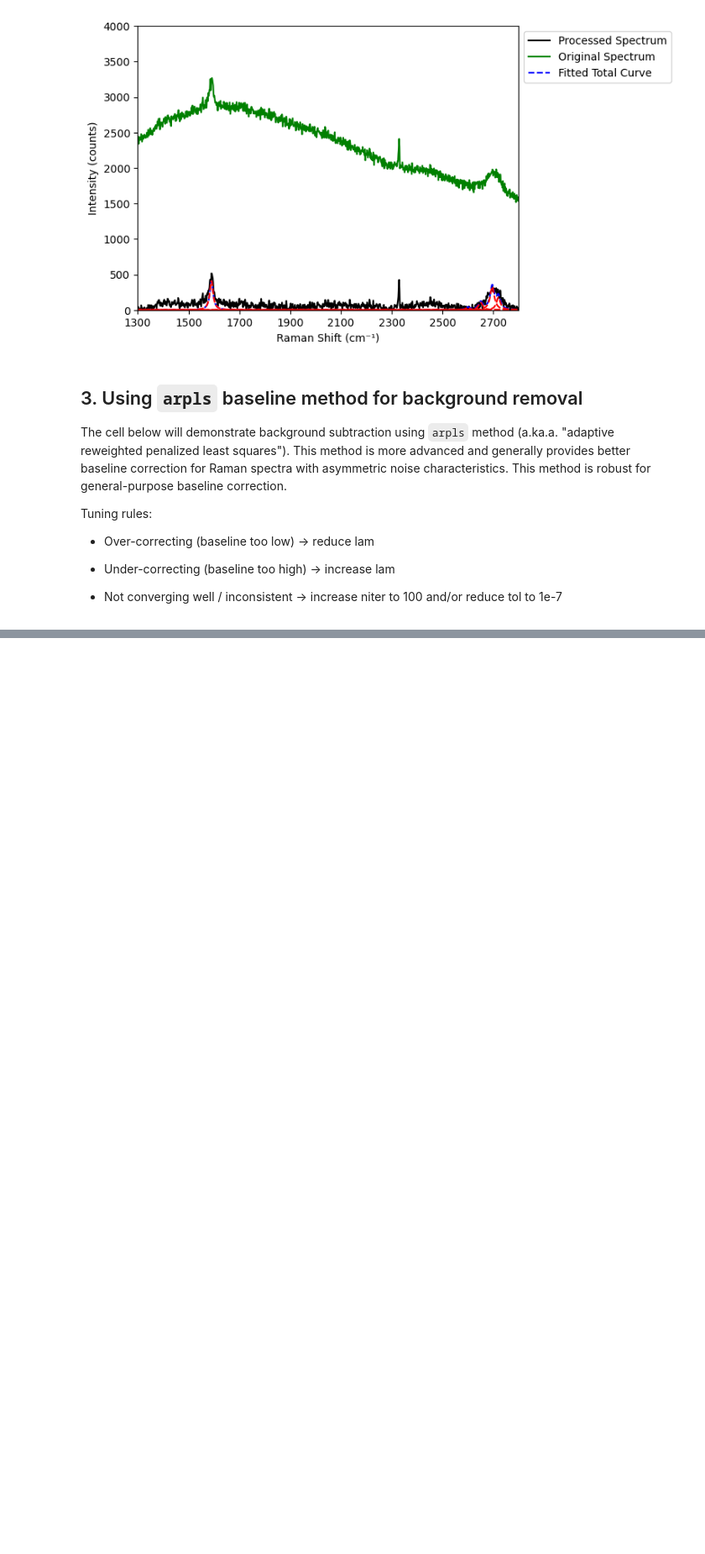
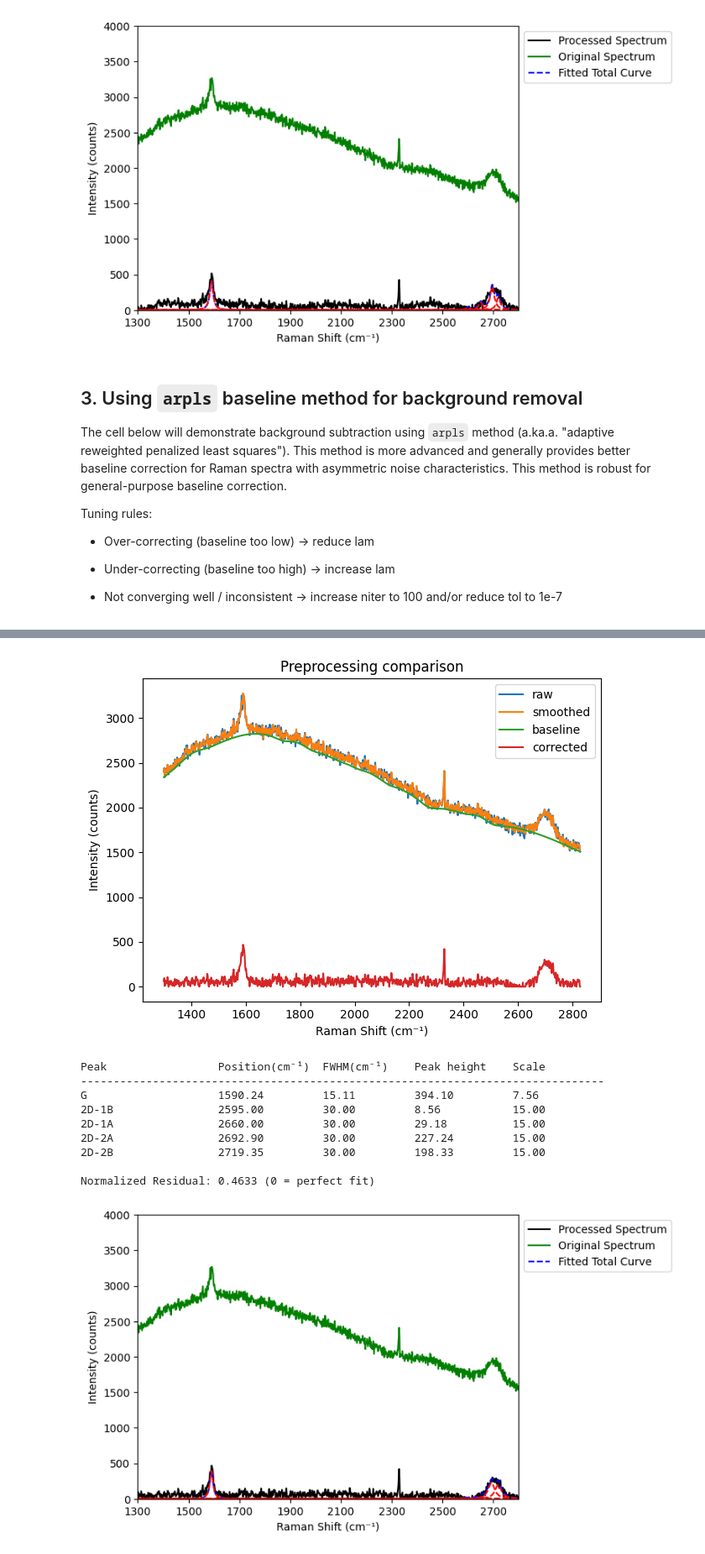
Before and after one commit to barry063/RamanPL_2D, a Jupyter notebook: example-usage/Ramanfit/Raman_background-remove.ipynb, the cells around one changed output, grey strips where cells are left out. Shown at 84% size. Drawn from its saved outputs; the diff is of its cells as text; code cells hidden in the pictures; blank space fills up the shorter version.

Commit message:
[v0.6.3] — 2026-05-23 — Autotune API refinement, real-data notebooks, API docs

```diff
--- a/example-usage/Ramanfit/Raman_background-remove.ipynb
+++ b/example-usage/Ramanfit/Raman_background-remove.ipynb
@@ -309,0 +220,77 @@ Normalized Residual: 0.8588 (0 = perfect fit)
+# %%
+from ramanpl import RamanFit
+import numpy as np
+
+spectra, wavenumber = RamanFit.DataImporter.data_import(
+    filename='Raman Sample 532nm 2L-Graphene.txt',
+    x_range=(1300, 2900)    # Specify the x-axis range to read (in cm^-1)
+)
+
+# Exclude major Raman bands from baseline estimation
+mask = np.ones_like(wavenumber, dtype=bool)
+mask &= ~((wavenumber > 1500) & (wavenumber < 1700))   # G region
+mask &= ~((wavenumber > 2320) & (wavenumber < 2380))   # spike region
+mask &= ~((wavenumber > 2550) & (wavenumber < 2800))   # 2D region
+
+baseline_setting={
+    "method": "airpls",
+    "lam": 1e2,
+    "niter": 50,
+    "tol": 1e-6,
+    "mask": mask,
+    "min_weight": 1e-3
+}
+
+
+raman_fit = RamanFit.RamanFit(
+    spectra, wavenumber,
+    materials=['2L-Gr'],
+    substrate=None,
+    normalize=False,
+    background_remove=True,
+    baseline_method=baseline_setting,
+    smoothing=True,
+    smooth_order=8
+)
+
+
+# Update the fitting bounds
+bounds_dict = {
+    "G":     ([1570, 0, 0], [1610, 15, 20]),   # position, scale, amplitude
+
+    "2D-1B": ([2595, 0, 0], [2625, 15, 20]),
+    "2D-1A": ([2620, 0, 0], [2660, 15, 30]),
+    "2D-2A": ([2660, 0, 0], [2705, 15, 30]),
+    "2D-2B": ([2705, 0, 0], [2735, 15, 20]),
+}
+
+
+raman_fit.update_bounds(**bounds_dict)
+
+# Remove Unecessary peaks
+raman_fit.remove_peaks('D')             # 'D' peak around 1400 cm-1 is only needed if you think sample is doped, we remove it in this example
+
+# Perform the fitting
+params, params_cov = raman_fit.fit_spectrum()
+
+# Plot the results with an offset and scale
+xlim = [1300, 2800]
+raman_fit.plot_fit(params,                          # The Lorentzian parameters fitted
+                   offset=0, scale=1,               # Plot offset or scale of fitted curve relative to raw data
+                   x_lim=xlim, y_lim=[0,4000],      # set x-y axis limits
+
+                   # set x-axis ticks
+                   x_ticks=range(xlim[0],xlim[1],200)
+                   )
+# %% [output]
+[figure, added]
+Peak                 Position(cm⁻¹)  FWHM(cm⁻¹)    Peak height    Scale
+--------------------------------------------------------------------------------
+G                    1590.24         15.11         394.10         7.56
+2D-1B                2595.00         30.00         8.56           15.00
+2D-1A                2660.00         30.00         29.18          15.00
+2D-2A                2692.90         30.00         227.24         15.00
+2D-2B                2719.35         30.00         198.33         15.00
+
+Normalized Residual: 0.4633 (0 = perfect fit)
+[figure, added]
```
Also changed, not shown: parts of 12 cells of this notebook, 24 other files.
